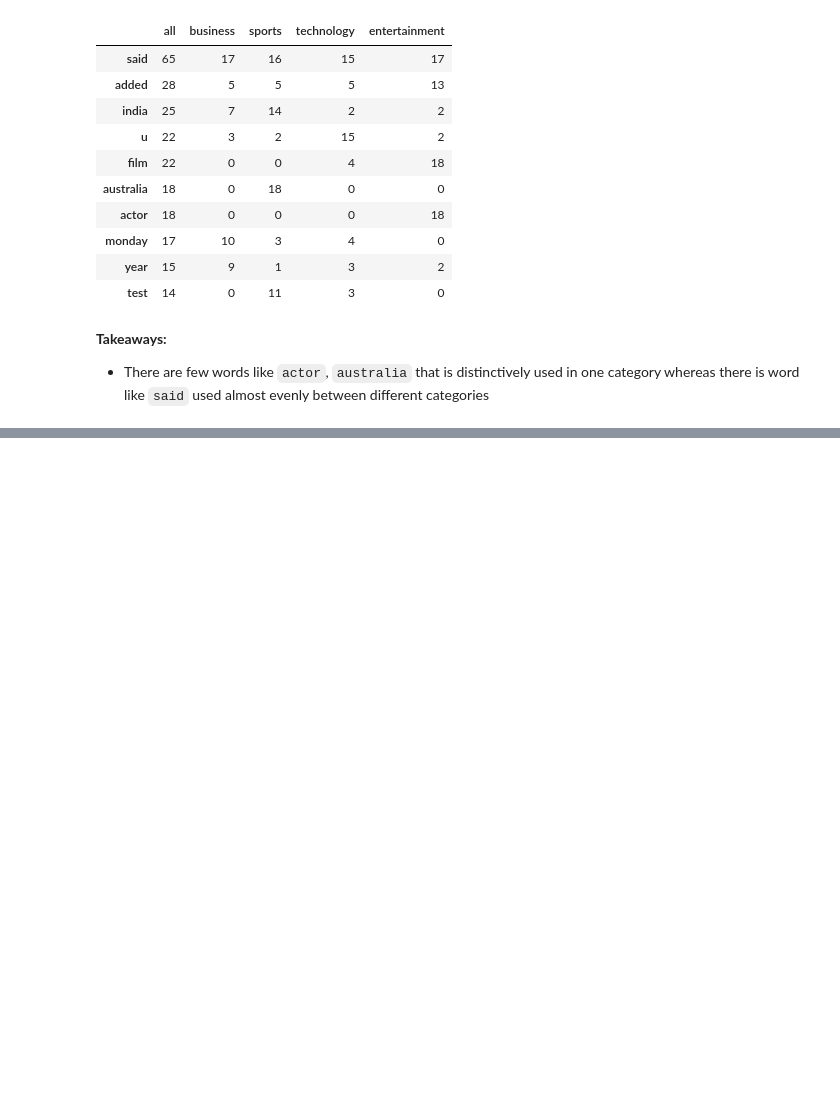
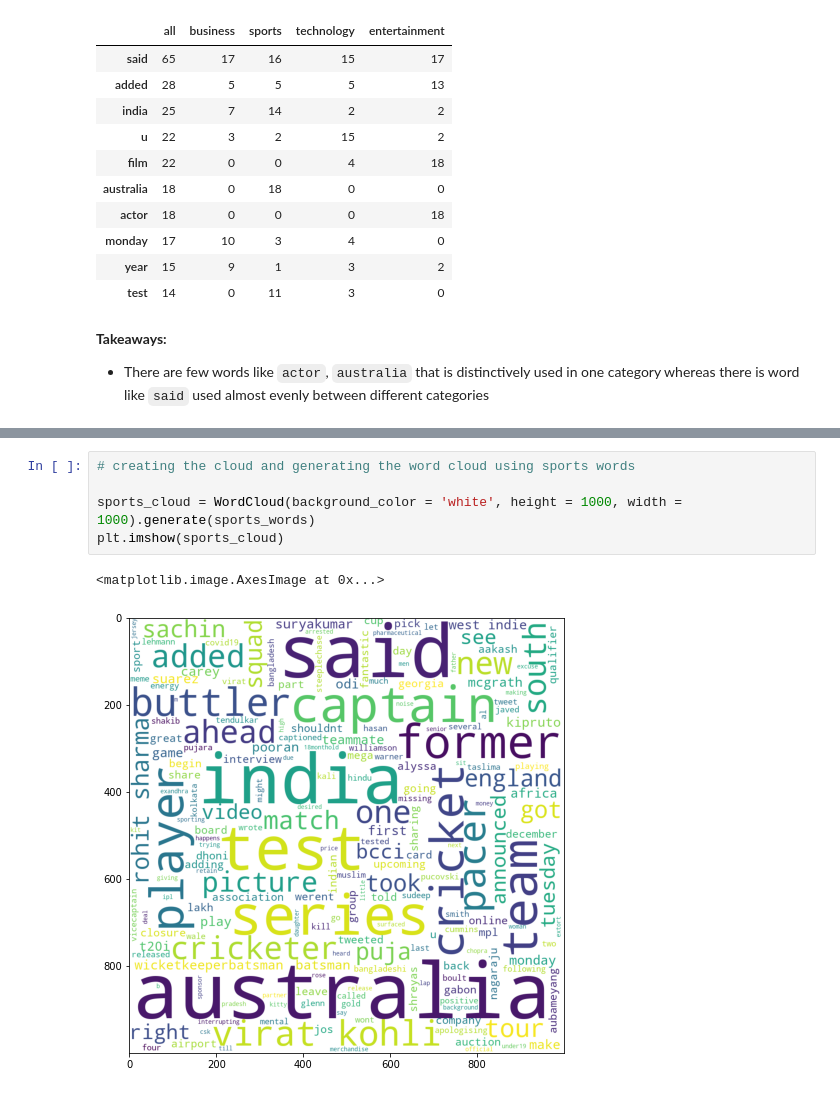
Before and after one commit to MainaliB/NLP, a Jupyter notebook: exploration-lesson.ipynb, the cells around one changed output, grey strips where cells are left out. Cells and saved outputs as stored; diff of their text form; blank space fills up the shorter version.

```diff
--- a/exploration-lesson.ipynb
+++ b/exploration-lesson.ipynb
@@ -635,0 +677,8 @@ words_count.sort_values('all', ascending = False).head(10)
+# %%
+# creating the cloud and generating the word cloud using sports words
+
+sports_cloud = WordCloud(background_color = 'white', height = 1000, width = 1000).generate(sports_words)
+plt.imshow(sports_cloud)
+# %% [output]
+<matplotlib.image.AxesImage at 0x...>
+[figure, added]
```
Also changed, not shown: parts of 19 cells of this notebook.
